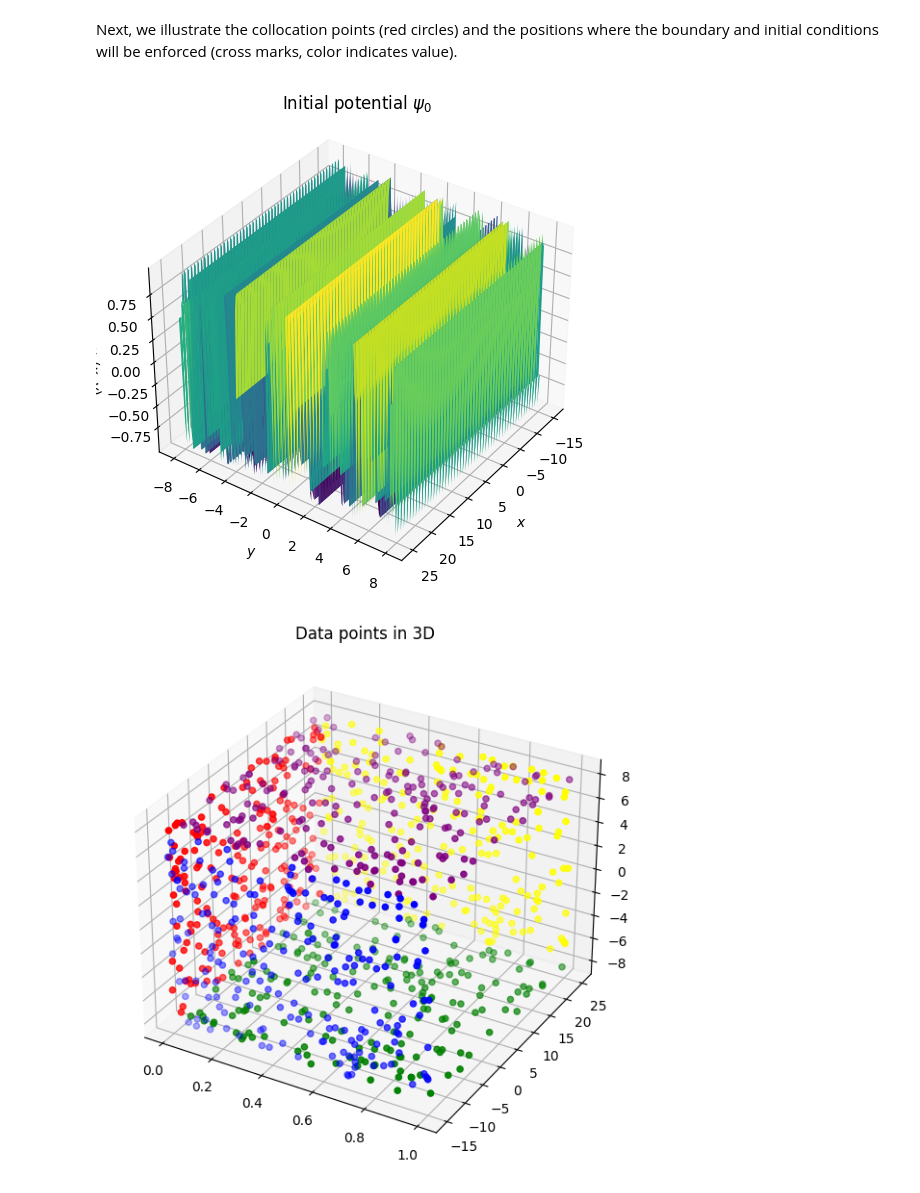
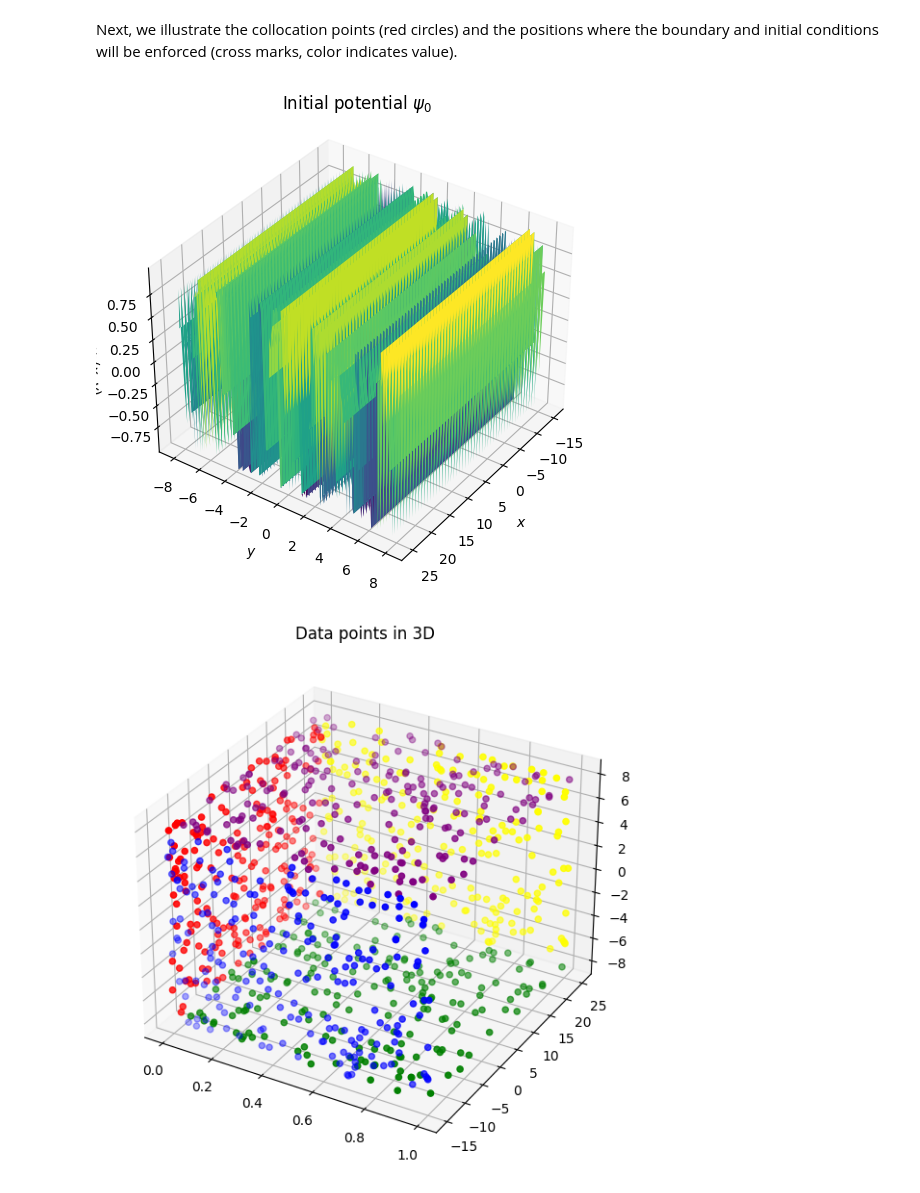
Before and after one commit to yajuna/tensorflow_pde, a Jupyter notebook: navier_stokes_PINN_Solver.ipynb, the cells around one changed output. Saved outputs shown, nothing was run; the diff lists cells and outputs as text; code cells hidden in the pictures.

```diff
--- a/navier_stokes_PINN_Solver.ipynb
+++ b/navier_stokes_PINN_Solver.ipynb
@@ -72,46 +72,42 @@ pi = tf.constant(np.pi, dtype=DTYPE)
 lambda_1 = tf.constant(1.0, dtype=DTYPE)
 lambda_2 = tf.constant(1.0, dtype=DTYPE)
 
-# # Initialize parameters if identification problem
-
-# lambda_1 = tf.Variable(1.0, dtype=DTYPE)
-# lambda_2 = tf.Variable(1.0, dtype=DTYPE)
-
 # Define initial condition
 def fun_0(x, y):
     psi = -tf.sin(2 * x)
     p = tf.sin(3. * y)
-    return [psi, p]
+    # return [psi, p]
+    return tf.concat([psi, p], axis=1)
 
-# Define boundary condition-- for y = 8 and -8 <--------------------------- ask
+# Define boundary condition-- for y = -8 <--------------------------- ask
 def fun_lx(t, x):
     psi = -tf.sin(2 * x)
     p = tf.sin(3. * t)
-    return [psi, p]
+    return tf.concat([psi, p], axis=1)
 
-# Define boundary condition-- for x = 25 and -15 <--------------------------- ask
+# Define boundary condition-- for x = -15 <--------------------------- ask
 def fun_ly(t, y):
     psi = -tf.sin(2 * t)
     p = tf.sin(3. * y)
-    return [psi, p]
-# Define boundary condition-- for y = 8 and -8 <--------------------------- ask
+    return tf.concat([psi, p], axis=1)
+# Define boundary condition-- for y = 8 <--------------------------- ask
 def fun_ux(t, x):
     psi = -tf.sin(2 * x)
     p = tf.sin(3. * t)
-    return [psi, p]
+    return tf.concat([psi, p], axis=1)
 
-# Define boundary condition-- for x = 25 and -15 <--------------------------- ask
+# Define boundary condition-- for x = 25 <--------------------------- ask
 def fun_uy(t, y):
     psi = -tf.sin(2 * t)
     p = tf.sin(3. * y)
-    return [psi, p]
+    return tf.concat([psi, p], axis=1)
 
 # Residual of the PDE is defined in fun_r
 # all variables: t,x,u, u_t, u_x, u_y, u_xx, u_yy, v, v_t, v_x, v_y, v_xx, v_yy, p, p_x, p_y
 def fun_r(u, u_t, u_x, u_y, u_xx, u_yy, v, v_t, v_x, v_y, v_xx, v_yy, p_x, p_y):
   f = u_t + lambda_1 * (u * u_x + v * u_y) + p_x - lambda_2 * (u_xx + u_yy)
   g = v_t + lambda_1 * (u * v_x + v * v_y) + p_y - lambda_2 * (v_xx + v_yy)
-  return [f, g]
+  return tf.concat([f, g], axis=1)
 # %% [markdown]
 ### 2. Generate a set of collocation points
 
@@ -184,29 +180,29 @@ Next, we illustrate the collocation points (red circles) and the positions where
 # %%
 from mpl_toolkits.mplot3d import Axes3D
 import matplotlib.pyplot as plt
 
 # Set up meshgrid
 N = 200
 tspace = np.linspace(lb[0], ub[0], N)#N + 1)
 xspace = np.linspace(lb[1], ub[1], N)#N + 1)
 yspace = np.linspace(lb[2], ub[2], N)#N + 1)
 # T, X, Y = np.meshgrid(tspace, xspace, yspace)
 # Xgrid = np.vstack([T.flatten(),X.flatten(),Y.flatten()]).T
 X, Y = np.meshgrid(xspace, yspace)
 Xgrid = np.vstack([X.flatten(),Y.flatten()]).T
 
 
 # Surface plot of initial condition u_0
 fig = plt.figure(figsize=(9,6))
 ax = fig.add_subplot(111, projection='3d')
-ax.plot_surface(X, Y, pp_0[1], cmap='viridis');
+ax.plot_surface(X, Y, pp_0[:, 0:1], cmap='viridis');
 ax.view_init(35,35)
 ax.set_xlabel('$x$')
 ax.set_ylabel('$y$')
 ax.set_zlabel('$u_0(x,y)$')
 ax.set_title('Initial potential $\psi_0$');
 # %% [output]
-[figure, old version]
+[figure, new version]
 # %%
 # Import libraries
 from mpl_toolkits import mplot3d
```
Also changed, not shown: parts of 2 cells of this notebook.
